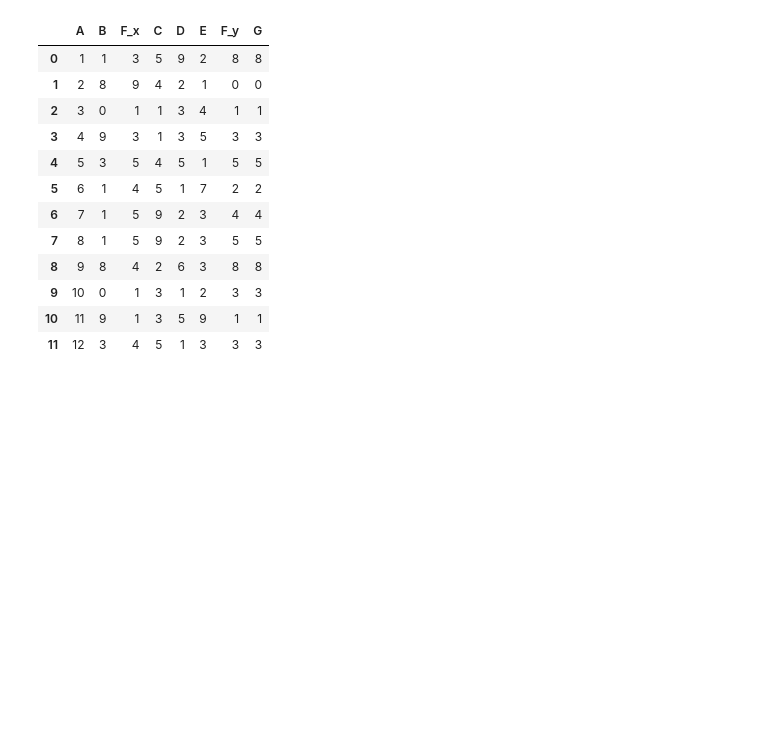
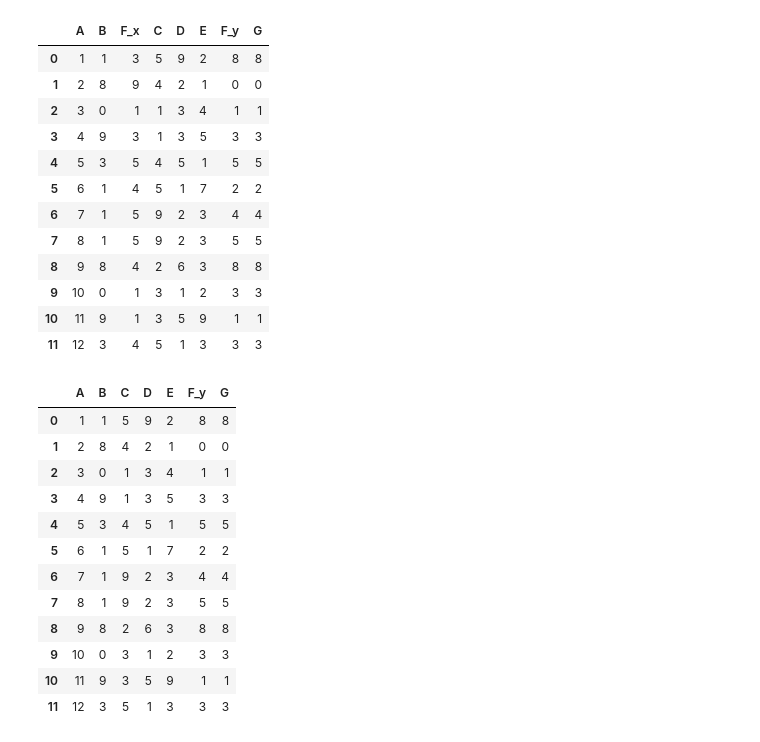
Before and after one commit to sarbbb/ML100Days, a Jupyter notebook: homework/Day13.ipynb, the cells around one changed output. Drawn from its saved outputs; the diff is of its cells as text; code cells hidden in the pictures; blank space fills up the shorter version.

```diff
--- a/homework/Day13.ipynb
+++ b/homework/Day13.ipynb
@@ -137,7 +137,8 @@ df7
 # 用merge() 實現欄位左右相拼貼 => 不同欄位直接拼，拼出來的表新增一個G欄 => merger有參數「how」可以選擇哪一種join(如：full join等)
 df8 = pd.DataFrame({'A':[1,2,3,4,5,6,7,8,9,10,11,12],
                     'G':[8,0,1,3,5,2,4,5,8,3,1,3]})
-pd.merge(df7,df8,on='A')
+df9 = pd.merge(df7,df8,on='A')
+df9
 # %% [output]
 |  | A | B | F_x | C | D | E | F_y | G |
 | 0 | 1 | 1 | 3 | 5 | 9 | 2 | 8 | 8 |
@@ -152,3 +153,21 @@ pd.merge(df7,df8,on='A')
 | 9 | 10 | 0 | 1 | 3 | 1 | 2 | 3 | 3 |
 | 10 | 11 | 9 | 1 | 3 | 5 | 9 | 1 | 1 |
 | 11 | 12 | 3 | 4 | 5 | 1 | 3 | 3 | 3 |
+# %%
+# 用del 刪除欄
+del df9['F_x']
+df9
+# %% [output]
+|  | A | B | C | D | E | F_y | G |
+| 0 | 1 | 1 | 5 | 9 | 2 | 8 | 8 |
+| 1 | 2 | 8 | 4 | 2 | 1 | 0 | 0 |
+| 2 | 3 | 0 | 1 | 3 | 4 | 1 | 1 |
+| 3 | 4 | 9 | 1 | 3 | 5 | 3 | 3 |
+| 4 | 5 | 3 | 4 | 5 | 1 | 5 | 5 |
+| 5 | 6 | 1 | 5 | 1 | 7 | 2 | 2 |
+| 6 | 7 | 1 | 9 | 2 | 3 | 4 | 4 |
+| 7 | 8 | 1 | 9 | 2 | 3 | 5 | 5 |
+| 8 | 9 | 8 | 2 | 6 | 3 | 8 | 8 |
+| 9 | 10 | 0 | 3 | 1 | 2 | 3 | 3 |
+| 10 | 11 | 9 | 3 | 5 | 9 | 1 | 1 |
+| 11 | 12 | 3 | 5 | 1 | 3 | 3 | 3 |
```
Also changed, not shown: parts of 7 cells of this notebook.
